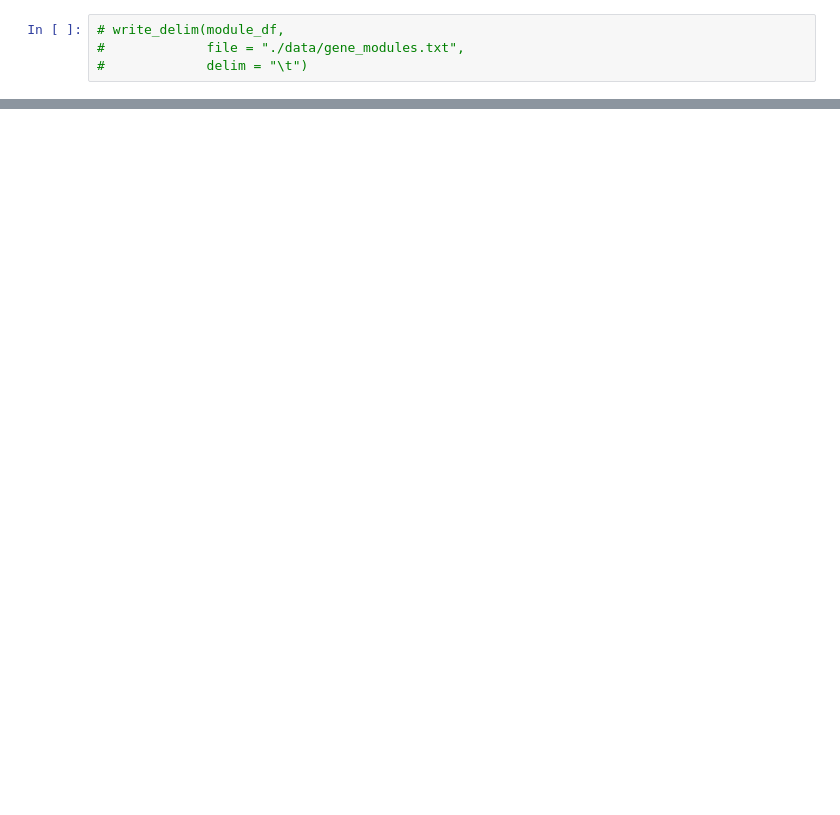
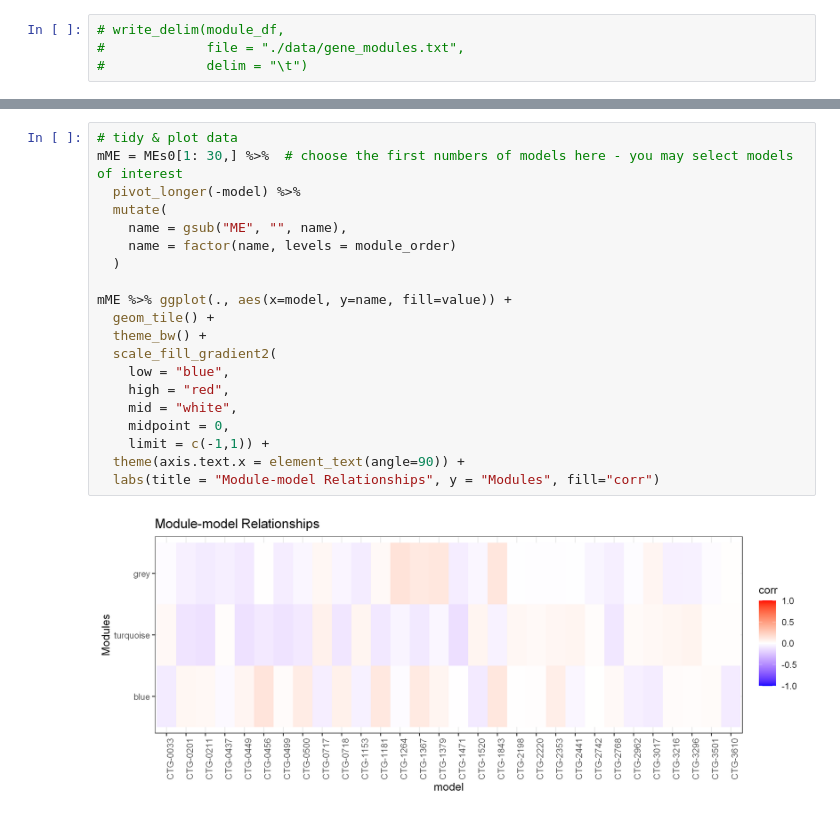
Before and after one commit to liorbey/lumin-workstation-materials, a Jupyter notebook: wgcna_R.ipynb, the cells around one changed output, grey strips where cells are left out. Drawn from its saved outputs; the diff is of its cells as text; blank space fills up the shorter version.

Commit message:
Change models in module-model relationship plot

```diff
--- a/wgcna_R.ipynb
+++ b/wgcna_R.ipynb
@@ -275,0 +255,22 @@ mME %>% ggplot(., aes(x=model, y=name, fill=value)) +
+# %%
+# tidy & plot data
+mME = MEs0[1: 30,] %>%  # choose the first numbers of models here - you may select models of interest
+  pivot_longer(-model) %>%
+  mutate(
+    name = gsub("ME", "", name),
+    name = factor(name, levels = module_order)
+  )
+
+mME %>% ggplot(., aes(x=model, y=name, fill=value)) +
+  geom_tile() +
+  theme_bw() +
+  scale_fill_gradient2(
+    low = "blue",
+    high = "red",
+    mid = "white",
+    midpoint = 0,
+    limit = c(-1,1)) +
+  theme(axis.text.x = element_text(angle=90)) +
+  labs(title = "Module-model Relationships", y = "Modules", fill="corr")
+# %% [output]
+[figure, added]
```
Also changed, not shown: parts of 5 cells of this notebook.
